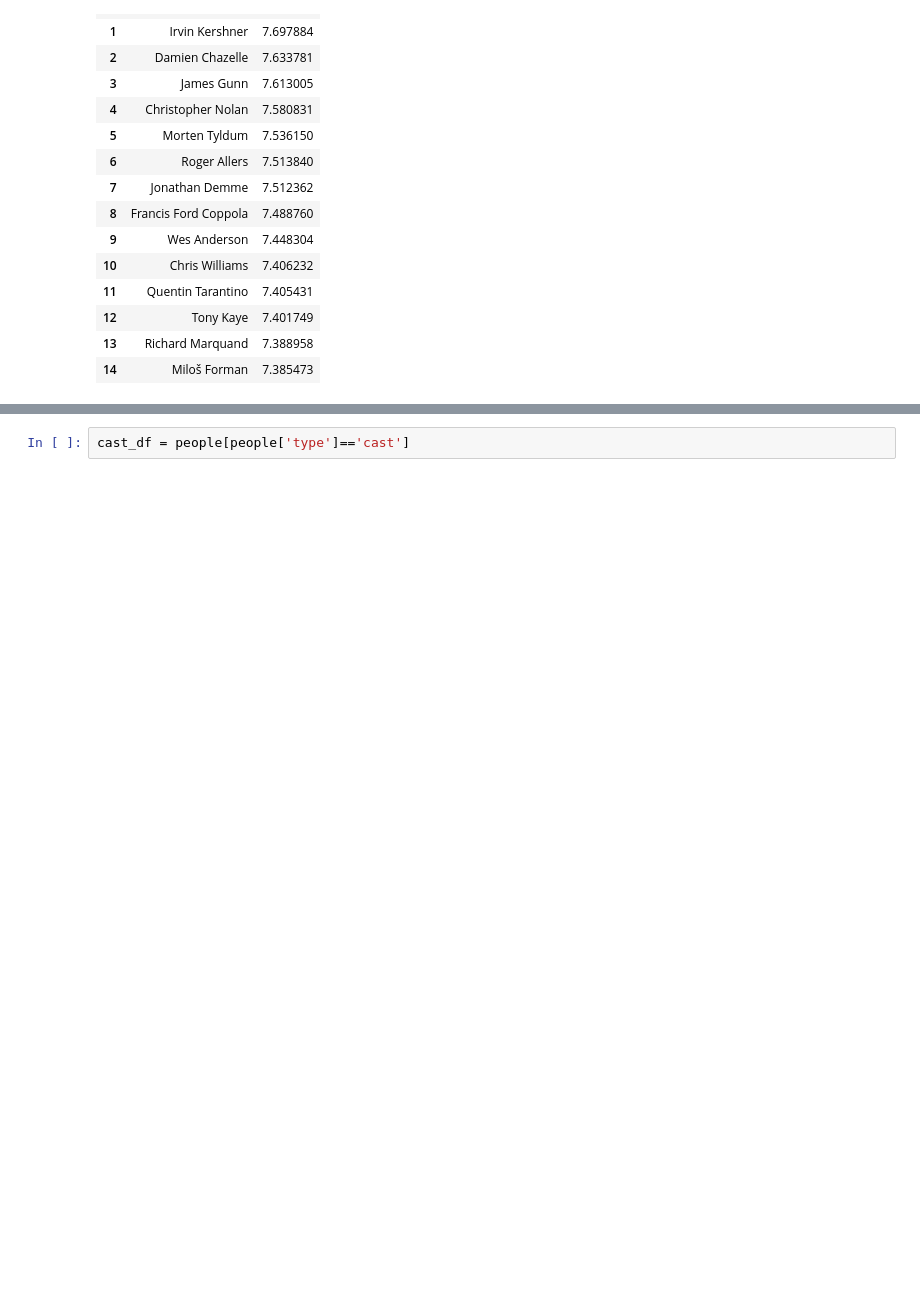
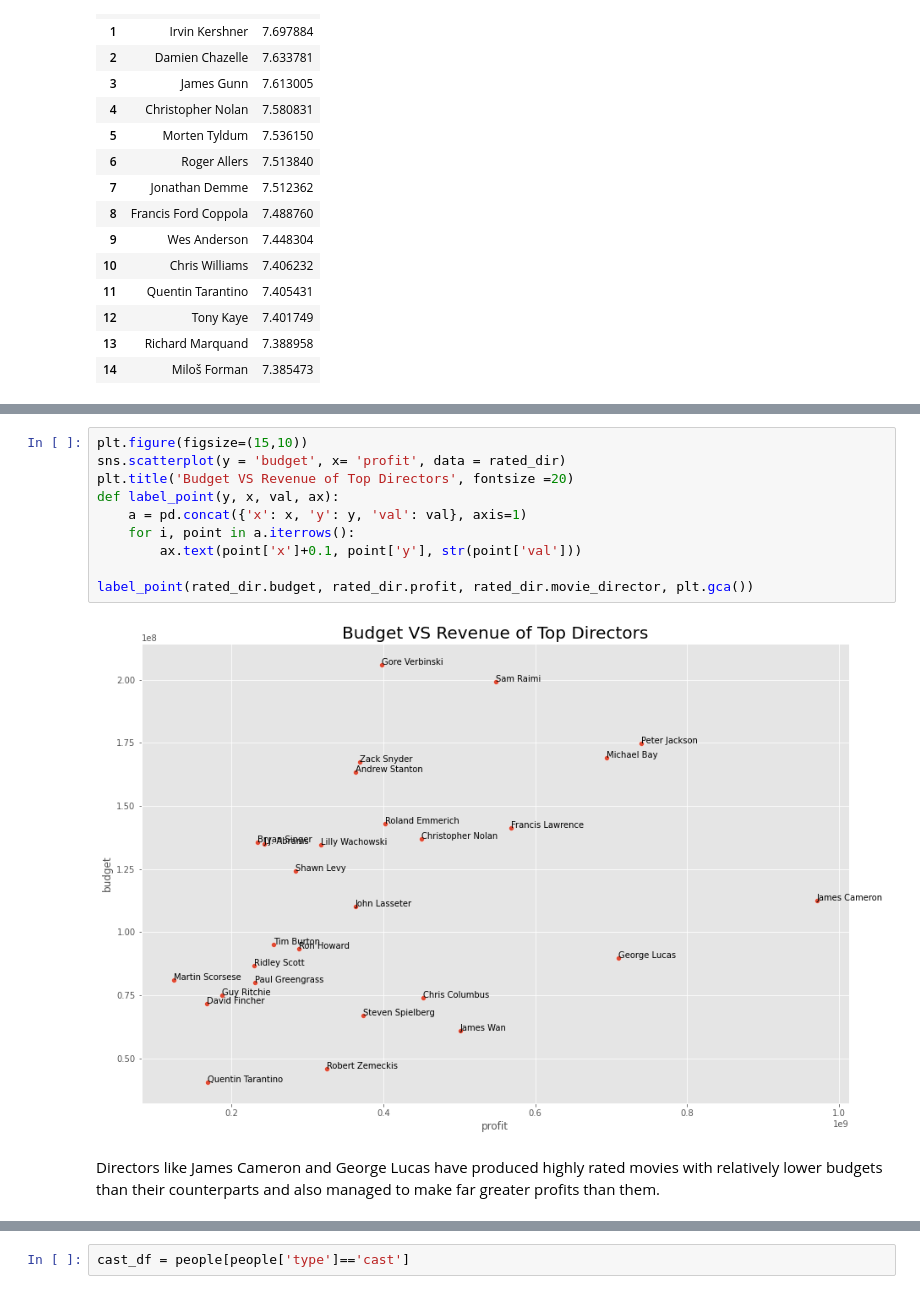
Before and after one commit to HamoyeHQ/g03-movie-analysis, a Jupyter notebook: Combined EDA.ipynb, the cells around one changed output, grey strips where cells are left out. Drawn from its saved outputs; the diff is of its cells as text; blank space fills up the shorter version.

```diff
--- a/Combined EDA.ipynb
+++ b/Combined EDA.ipynb
@@ -885,0 +935,14 @@ df.groupby('movie_director')['revenue'].mean().to_frame().reset_index().sort_val
+# %%
+plt.figure(figsize=(15,10))
+sns.scatterplot(y = 'budget', x= 'profit', data = rated_dir)
+plt.title('Budget VS Revenue of Top Directors', fontsize =20)
+def label_point(y, x, val, ax):
+    a = pd.concat({'x': x, 'y': y, 'val': val}, axis=1)
+    for i, point in a.iterrows():
+        ax.text(point['x']+0.1, point['y'], str(point['val']))
+
+label_point(rated_dir.budget, rated_dir.profit, rated_dir.movie_director, plt.gca())
+# %% [output]
+[figure, added]
+# %% [markdown]
+Directors like James Cameron and George Lucas have produced highly rated movies with relatively lower budgets than their counterparts and also managed to make far greater profits than them.
```
Also changed, not shown: parts of 29 cells of this notebook, 1 other file.
